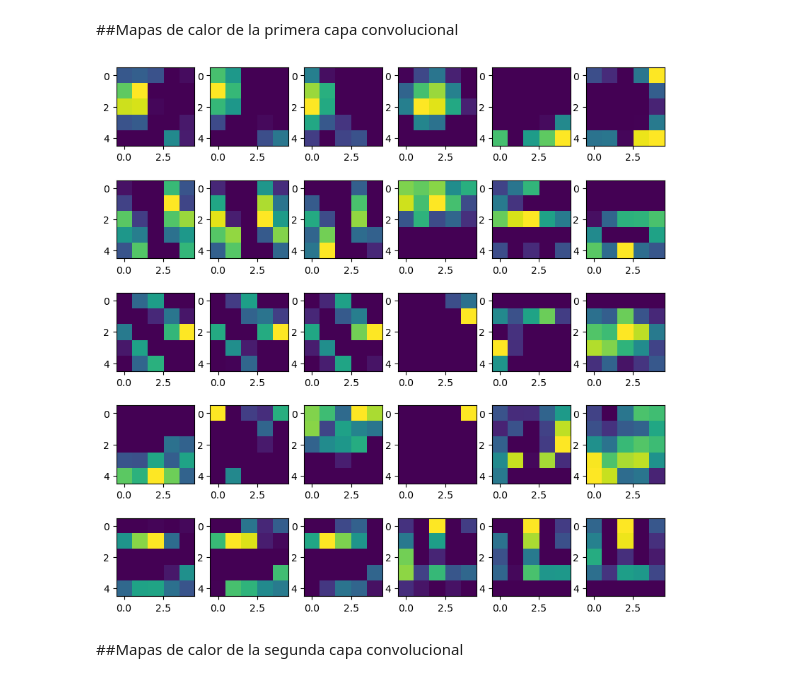
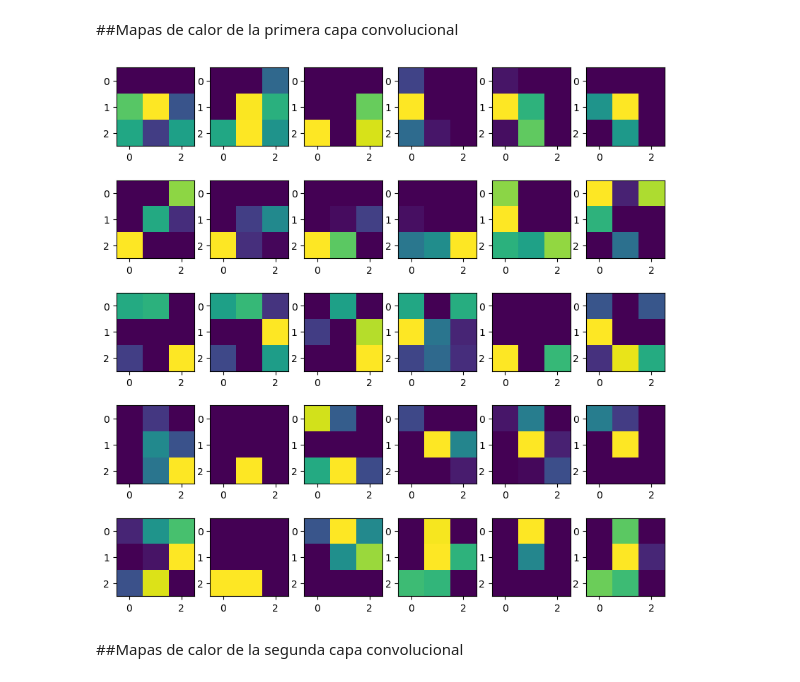
Before and after one commit to Andrewx07/CNN-classification-system-with-cifar-100, a Jupyter notebook: Testing_model.ipynb, the cells around one changed output. Saved outputs shown, nothing was run; the diff lists cells and outputs as text; code cells hidden in the pictures.

```diff
--- a/Testing_model.ipynb
+++ b/Testing_model.ipynb
@@ -10,24 +10,33 @@ from Custom_models import REDCN1
 # %% [markdown]
 ##Carga de los entrnamientos y el set de prueba
 # %%
-model = REDCN1()
+model = ResNet9()
 criterion = nn.CrossEntropyLoss()
 optimizer = opt.SGD(model.parameters(), lr=0.001, momentum=0.9)
 
 
-PATH = "./trained_model/RED_entrenada.pth"
-checkpoint = torch.load(PATH)
+PATH = "./trained_model/Resnet9_trained.pth"
+
+checkpoint = torch.load(PATH, map_location=torch.device("cpu"))
+
 model.load_state_dict(checkpoint["model_state_dict"])
+
 optimizer.load_state_dict(checkpoint["optimizer_state_dict"])
+
 epoch = checkpoint["epoch"]
-loss = checkpoint["loss"]
+
 graphic1 = checkpoint["loss_epoch"]
+
 graphic2 = checkpoint["loss_epoch_validation"]
+class_total = checkpoint["class_total"]
+class_correct = checkpoint["class_correct"]
+
 
 PATH2 = "./DATA/DATA.pth"
-dataloader = torch.load(PATH2)
-test_loader = dataloader["test_dataloader"]
-classes = dataloader["classes"]
+
+dataset = torch.load(PATH2)
+classes = dataset["classes"]
+print(epoch)
 
 model.eval()
 model.train()
@@ -104,21 +107,21 @@ IndexError: Target 41 is out of bounds.
 ##Mapas de calor de la primera capa convolucional
 # %%
 weight2 = []
-for x in model.state_dict()["relu_conv.0.weight"]:
+for x in model.state_dict()["conv1.0.weight"]:
     for y in x:
         weight = y
         weight = weight / weight.max()
         weight = np.clip(weight, 0, 1)
         weight2.append(weight)
 
 
 fig, axis = plt.subplots(nrows=5, ncols=6, figsize=(10, 10))
 
 
 for ax, a in zip(axis.ravel(), range(30)):
     ax.imshow(weight2[a])
 # %% [output]
-[figure, old version]
+[figure, new version]
 # %% [markdown]
 ##Mapas de calor de la segunda capa convolucional
 # %%
```
Also changed, not shown: parts of 7 cells of this notebook, 4 other files.
